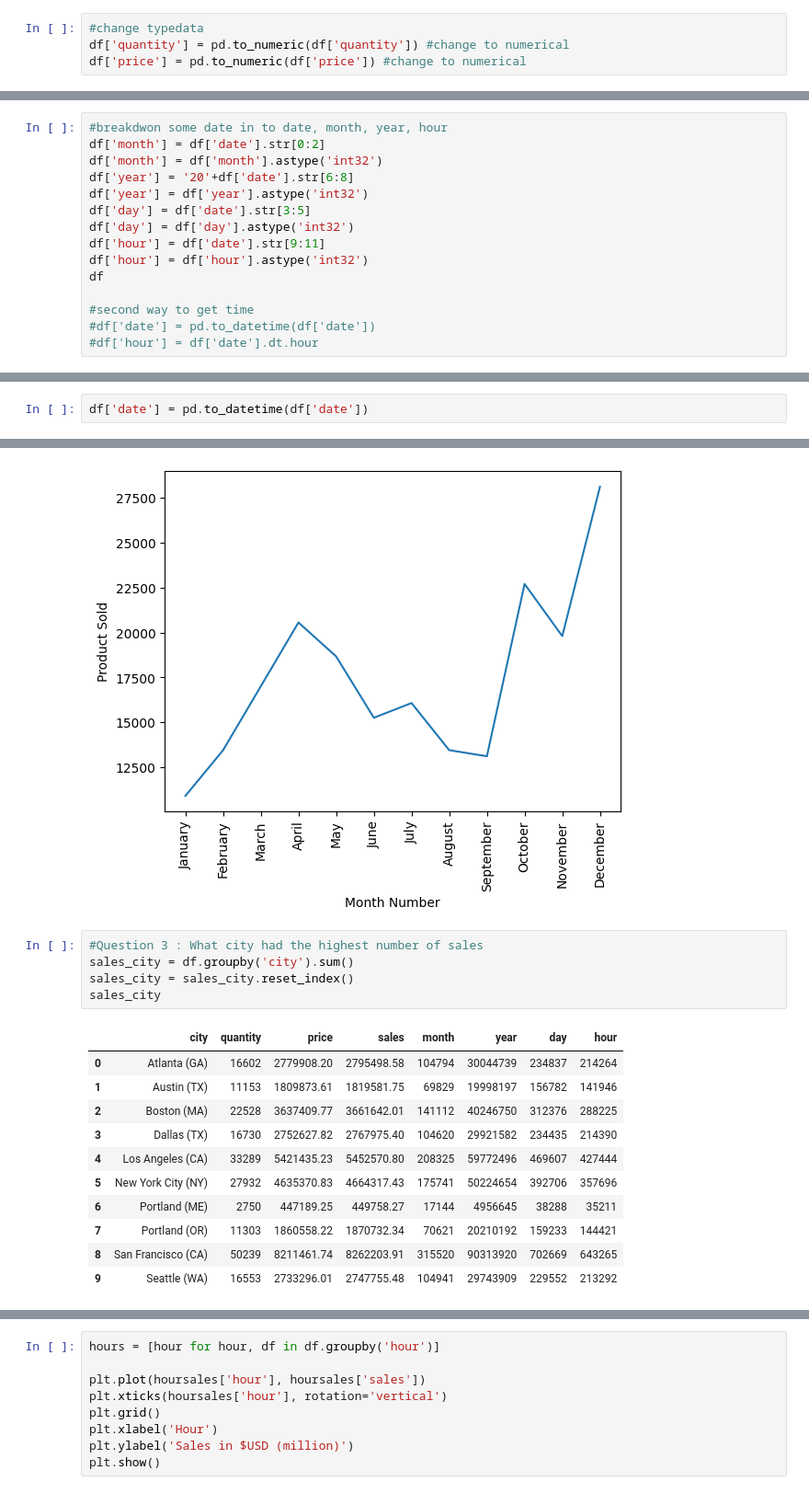
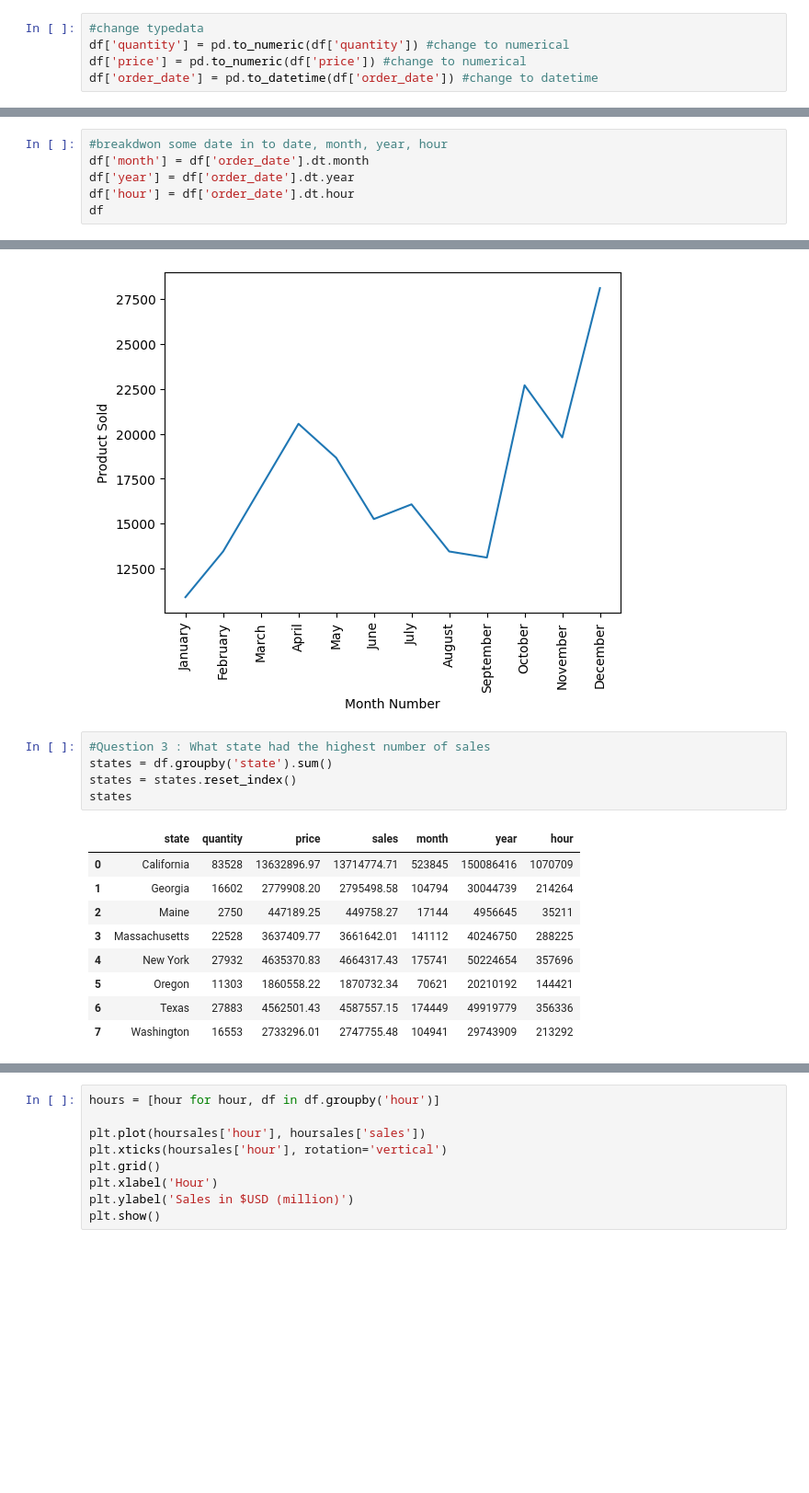
Before and after one commit to ifmankim/AdventureWorksDW2020---Power-BI, a Jupyter notebook: Mega_Project.ipynb, the cells around one changed output, grey strips where cells are left out. Shown: that part at 92% size. Cells and saved outputs as stored; diff of their text form; blank space fills up the shorter version.

```diff
--- a/Mega_Project.ipynb
+++ b/Mega_Project.ipynb
@@ -139,6 +140,7 @@ df
 #change typedata
 df['quantity'] = pd.to_numeric(df['quantity']) #change to numerical
 df['price'] = pd.to_numeric(df['price']) #change to numerical
+df['order_date'] = pd.to_datetime(df['order_date']) #change to datetime
 # %%
 df.info()
 # %% [output]
@@ -158,18 +160,3 @@ memory usage: 9.9+ MB
 # %%
 #add additional sales column
 df['sales'] = df['quantity']*df['price'] #sales
-# %%
-#breakdwon some date in to date, month, year, hour
-df['month'] = df['date'].str[0:2]
-df['month'] = df['month'].astype('int32')
-df['year'] = '20'+df['date'].str[6:8]
-df['year'] = df['year'].astype('int32')
-df['day'] = df['date'].str[3:5]
-df['day'] = df['day'].astype('int32')
-df['hour'] = df['date'].str[9:11]
-df['hour'] = df['hour'].astype('int32')
-df
-
-#second way to get time
-#df['date'] = pd.to_datetime(df['date'])
-#df['hour'] = df['date'].dt.hour
@@ -189,0 +163,6 @@ df
+# %%
+#breakdwon some date in to date, month, year, hour
+df['month'] = df['order_date'].dt.month
+df['year'] = df['order_date'].dt.year
+df['hour'] = df['order_date'].dt.hour
+df
@@ -238,5 +228,3 @@ df
-# %%
-df['date'] = pd.to_datetime(df['date'])
 # %%
 #save fixed data
 df.to_csv('fixed.csv', index=False)
@@ -281,19 +324,17 @@ plt.show()
 # %% [output]
 [figure]
 # %%
-#Question 3 : What city had the highest number of sales
-sales_city = df.groupby('city').sum()
-sales_city = sales_city.reset_index()
-sales_city
+#Question 3 : What state had the highest number of sales
+states = df.groupby('state').sum()
+states = states.reset_index()
+states
 # %% [output]
-|  | city | quantity | price | sales | month | year | day | hour |
-| 0 | Atlanta (GA) | 16602 | 2779908.20 | 2795498.58 | 104794 | 30044739 | 234837 | 214264 |
-| 1 | Austin (TX) | 11153 | 1809873.61 | 1819581.75 | 69829 | 19998197 | 156782 | 141946 |
-| 2 | Boston (MA) | 22528 | 3637409.77 | 3661642.01 | 141112 | 40246750 | 312376 | 288225 |
-| 3 | Dallas (TX) | 16730 | 2752627.82 | 2767975.40 | 104620 | 29921582 | 234435 | 214390 |
-| 4 | Los Angeles (CA) | 33289 | 5421435.23 | 5452570.80 | 208325 | 59772496 | 469607 | 427444 |
-| 5 | New York City (NY) | 27932 | 4635370.83 | 4664317.43 | 175741 | 50224654 | 392706 | 357696 |
-| 6 | Portland (ME) | 2750 | 447189.25 | 449758.27 | 17144 | 4956645 | 38288 | 35211 |
-| 7 | Portland (OR) | 11303 | 1860558.22 | 1870732.34 | 70621 | 20210192 | 159233 | 144421 |
-| 8 | San Francisco (CA) | 50239 | 8211461.74 | 8262203.91 | 315520 | 90313920 | 702669 | 643265 |
-| 9 | Seattle (WA) | 16553 | 2733296.01 | 2747755.48 | 104941 | 29743909 | 229552 | 213292 |
+|  | state | quantity | price | sales | month | year | hour |
+| 0 | California | 83528 | 13632896.97 | 13714774.71 | 523845 | 150086416 | 1070709 |
+| 1 | Georgia | 16602 | 2779908.20 | 2795498.58 | 104794 | 30044739 | 214264 |
+| 2 | Maine | 2750 | 447189.25 | 449758.27 | 17144 | 4956645 | 35211 |
+| 3 | Massachusetts | 22528 | 3637409.77 | 3661642.01 | 141112 | 40246750 | 288225 |
+| 4 | New York | 27932 | 4635370.83 | 4664317.43 | 175741 | 50224654 | 357696 |
+| 5 | Oregon | 11303 | 1860558.22 | 1870732.34 | 70621 | 20210192 | 144421 |
+| 6 | Texas | 27883 | 4562501.43 | 4587557.15 | 174449 | 49919779 | 356336 |
+| 7 | Washington | 16553 | 2733296.01 | 2747755.48 | 104941 | 29743909 | 213292 |
```
Also changed, not shown: parts of 29 cells of this notebook.
